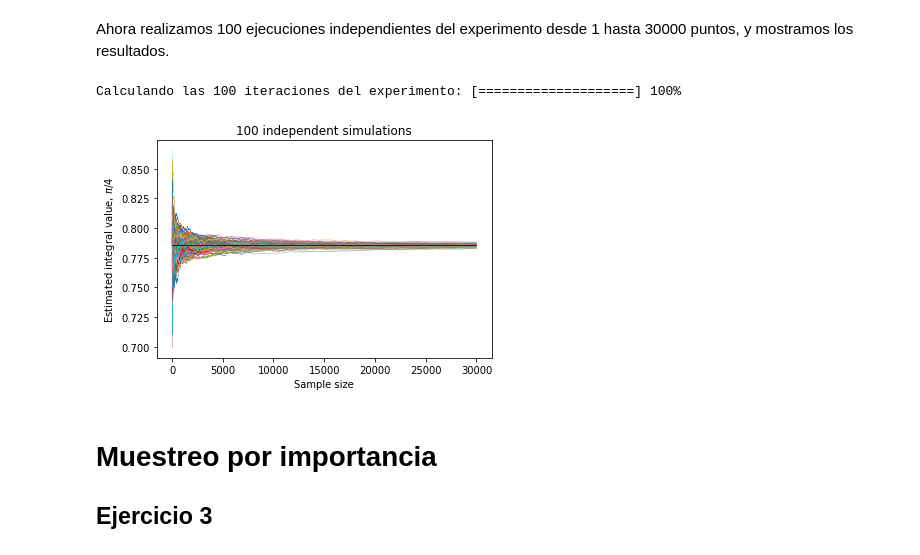
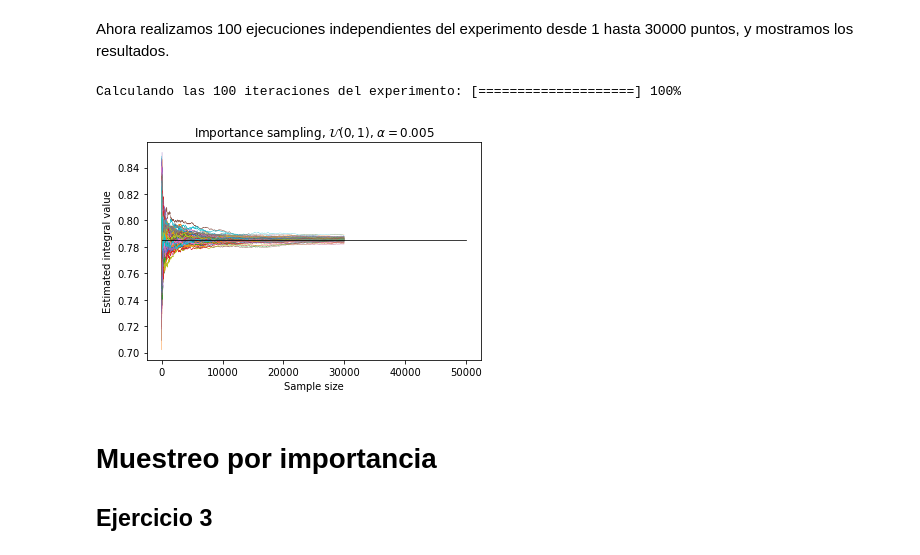
Before and after one commit to Ludvins/Practicas_CN, a Jupyter notebook: Ejercicios MonteCarlo.ipynb, the cells around one changed output. Saved outputs shown, nothing was run; the diff lists cells and outputs as text; code cells hidden in the pictures.

```diff
--- a/Ejercicios MonteCarlo.ipynb
+++ b/Ejercicios MonteCarlo.ipynb
@@ -60,0 +64,4 @@ Estimación A/R: 24.104999999999997
+# %%
+f = lambda x: np.sin(2*np.pi*x)**5 -2*np.cos(3*np.cos(x/np.pi)**2)**3
+x = np.arange(0, 10, 0.01)
+plot_f(f,x)
@@ -149,18 +166,23 @@ def mc_means_cummulative(h, x, alpha = 0.005, offset=0):
 
     return media[offset:], ic[offset:]
 # %%
-# Obtenemos y dibujamos las estimaciones en función del nº de samples
-offset=50
-x = uniform.rvs(0, 1, 50000 + offset)
-size=np.arange(start = offset+1, stop = len(x)+1, step = 1)
-media, ic = mc_means_cummulative(h, x, alpha=0.005, offset=offset)
-fig, ax = plt.subplots()
-ax.plot(size, media, color='r', lw=.2)
-ax.plot([offset, len(x)], 2*[np.pi/4], color='k', lw=.75)
-ax.set_xlabel("Sample size")
-ax.set_ylabel(r"Estimated integral value, $\pi/4$")
-ax.set_title(r"Importance sampling, $\mathcal{U}(0,1)$, $\alpha=0.005$")
+def cum_sample_plot(f, n_samples, real_value = None, offset = 0, ax = None, print_ic = False):
 
-# Dibujamos los intervalos de confianza de forma continua
-ax.fill_between(size, media-ic, media+ic, color='b', alpha=.2)
-plt.show()
+    x = uniform.rvs(0,1, n_samples + offset)
+
+    size=np.arange(start = offset+1, stop = len(x)+1, step = 1)
+
+    if ax is None:
+        fig, ax = plt.subplots()
+
+    media, ic = mc_means_cummulative(f, x, alpha=0.005, offset=offset)
+    sns.lineplot(x = np.arange(start = 1, stop = len(media)+1, step = 1), y = media, lw=.2, ax=ax)
+    if real_value is not None:
+        ax.plot([offset, len(x)], 2*[real_value], color='k', lw=.75)
+    ax.set_xlabel("Sample size")
+    ax.set_ylabel(r"Estimated integral value")
+    ax.set_title(r"Importance sampling, $\mathcal{U}(0,1)$, $\alpha=0.005$")
+
+    if print_ic:
+        # Dibujamos los intervalos de confianza de forma continua
+        ax.fill_between(size, media-ic, media+ic, color='b', alpha=.2)
@@ -171,24 +196,23 @@ Ahora realizamos 100 ejecuciones independientes del experimento desde 1 hasta 30
 # %%
 import sys
 
 fig, ax = plt.subplots()
 ax.set_title("100 independent simulations")
 ax.set_xlabel("Sample size")
 ax.set_ylabel(r"Estimated integral value, $\pi/4$")
 
 for i in range(100):
     # Display waiting bar
     sys.stdout.write('\r')
     sys.stdout.write("Calculando las 100 iteraciones del experimento: [%-20s] %d%%" % ('='*((i+5)//5), i+1))
     sys.stdout.flush()
+    cum_sample_plot(h, 30000, offset = 50, ax = ax, print_ic = False)
 
-    a = mc_means_cummulative(h, uniform.rvs(0, 1, 30000+offset), offset=offset)[0]
-    sns.lineplot(x = np.arange(start = 1, stop = len(a)+1, step = 1), y = a, lw=.2, ax=ax)
 ax.plot([0, 30000], 2*[np.pi/4], color='k', lw=.75)
 plt.show()
 # %% [output]
 Calculando las 100 iteraciones del experimento: [====================] 100%
-[figure, old version]
+[figure, new version]
 # %% [markdown]
 # Muestreo por importancia
 ## Ejercicio 3
```
Also changed, not shown: parts of 16 cells of this notebook.
